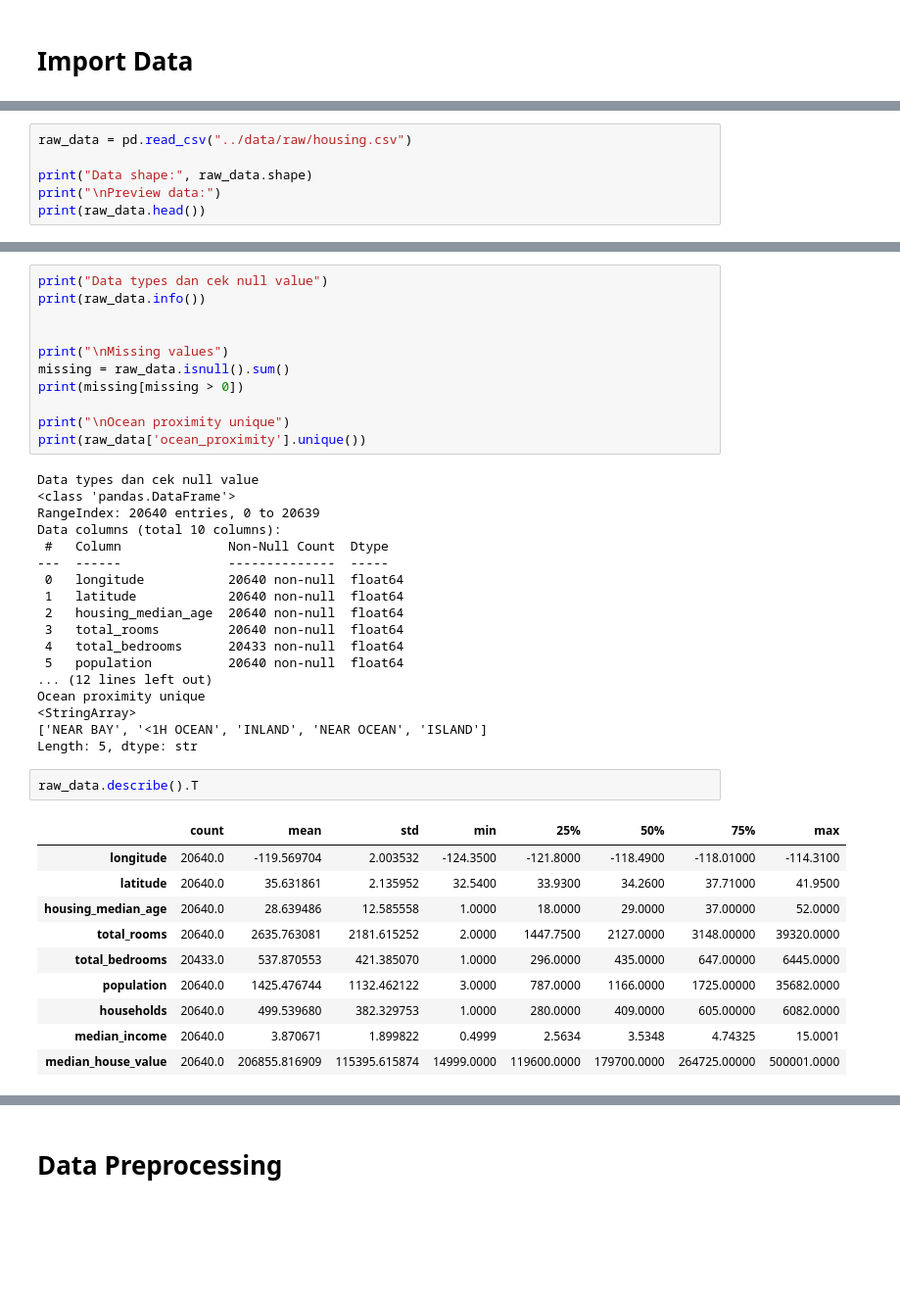
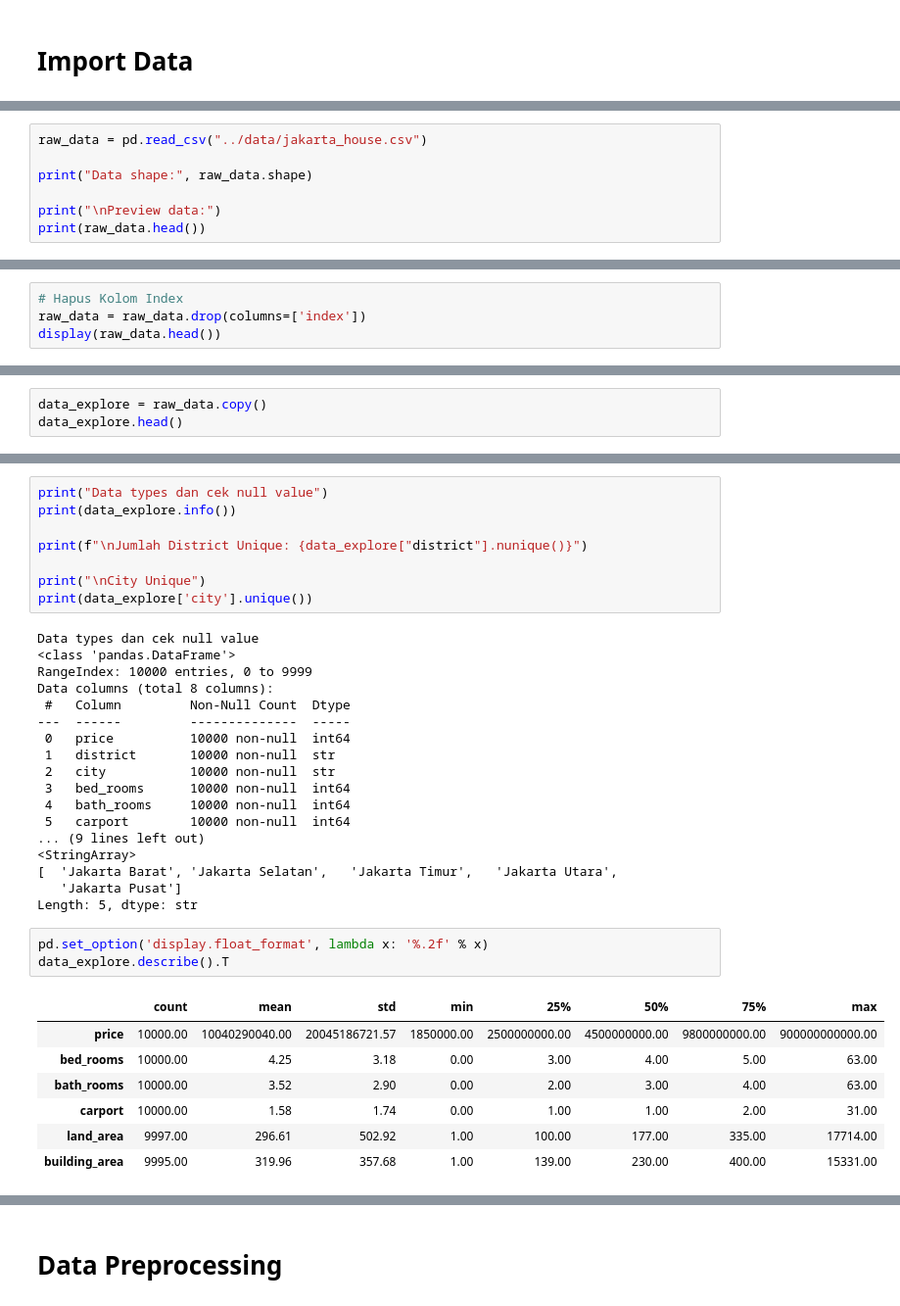
Before and after one commit to JuanRaphael/AgenPropertiLodan, a Jupyter notebook: notebooks/data_engineering.ipynb, the cells around one changed output, grey strips where cells are left out. Shown at 98% size. Drawn from its saved outputs; the diff is of its cells as text; blank space fills up the shorter version.

```diff
--- a/notebooks/data_engineering.ipynb
+++ b/notebooks/data_engineering.ipynb
@@ -9,7 +15,8 @@ import seaborn as sns
 # %%
-raw_data = pd.read_csv("../data/raw/housing.csv")
+raw_data = pd.read_csv("../data/jakarta_house.csv")
 
 print("Data shape:", raw_data.shape)
+
 print("\nPreview data:")
 print(raw_data.head())
 # %% [output]
@@ -31,0 +39,4 @@ Preview data:
+# %%
+# Hapus Kolom Index
+raw_data = raw_data.drop(columns=['index'])
+display(raw_data.head())
@@ -33,0 +52,3 @@ Preview data:
+# %%
+data_explore = raw_data.copy()
+data_explore.head()
@@ -34,42 +62,37 @@ Preview data:
 # %%
 print("Data types dan cek null value")
-print(raw_data.info())
+print(data_explore.info())
 
+print(f"\nJumlah District Unique: {data_explore["district"].nunique()}")
 
-print("\nMissing values")
-missing = raw_data.isnull().sum()
-print(missing[missing > 0])
-
-print("\nOcean proximity unique")
-print(raw_data['ocean_proximity'].unique())
+print("\nCity Unique")
+print(data_explore['city'].unique())
 # %% [output]
 Data types dan cek null value
 <class 'pandas.DataFrame'>
-RangeIndex: 20640 entries, 0 to 20639
-Data columns (total 10 columns):
- #   Column              Non-Null Count  Dtype
----  ------              --------------  -----
- 0   longitude           20640 non-null  float64
- 1   latitude            20640 non-null  float64
- 2   housing_median_age  20640 non-null  float64
- 3   total_rooms         20640 non-null  float64
- 4   total_bedrooms      20433 non-null  float64
- 5   population          20640 non-null  float64
-... (12 lines left out)
-Ocean proximity unique
+RangeIndex: 10000 entries, 0 to 9999
+Data columns (total 8 columns):
+ #   Column         Non-Null Count  Dtype
+---  ------         --------------  -----
+ 0   price          10000 non-null  int64
+ 1   district       10000 non-null  str
+ 2   city           10000 non-null  str
+ 3   bed_rooms      10000 non-null  int64
+ 4   bath_rooms     10000 non-null  int64
+ 5   carport        10000 non-null  int64
+... (9 lines left out)
 <StringArray>
-['NEAR BAY', '<1H OCEAN', 'INLAND', 'NEAR OCEAN', 'ISLAND']
+[  'Jakarta Barat', 'Jakarta Selatan',   'Jakarta Timur',   'Jakarta Utara',
+   'Jakarta Pusat']
 Length: 5, dtype: str
 # %%
-raw_data.describe().T
+pd.set_option('display.float_format', lambda x: '%.2f' % x)
+data_explore.describe().T
 # %% [output]
 |  | count | mean | std | min | 25% | 50% | 75% | max |
-| longitude | 20640.0 | -119.569704 | 2.003532 | -124.3500 | -121.8000 | -118.4900 | -118.01000 | -114.3100 |
-| latitude | 20640.0 | 35.631861 | 2.135952 | 32.5400 | 33.9300 | 34.2600 | 37.71000 | 41.9500 |
-| housing_median_age | 20640.0 | 28.639486 | 12.585558 | 1.0000 | 18.0000 | 29.0000 | 37.00000 | 52.0000 |
-| total_rooms | 20640.0 | 2635.763081 | 2181.615252 | 2.0000 | 1447.7500 | 2127.0000 | 3148.00000 | 39320.0000 |
-| total_bedrooms | 20433.0 | 537.870553 | 421.385070 | 1.0000 | 296.0000 | 435.0000 | 647.00000 | 6445.0000 |
-| population | 20640.0 | 1425.476744 | 1132.462122 | 3.0000 | 787.0000 | 1166.0000 | 1725.00000 | 35682.0000 |
-| households | 20640.0 | 499.539680 | 382.329753 | 1.0000 | 280.0000 | 409.0000 | 605.00000 | 6082.0000 |
-| median_income | 20640.0 | 3.870671 | 1.899822 | 0.4999 | 2.5634 | 3.5348 | 4.74325 | 15.0001 |
-| median_house_value | 20640.0 | 206855.816909 | 115395.615874 | 14999.0000 | 119600.0000 | 179700.0000 | 264725.00000 | 500001.0000 |
+| price | 10000.00 | 10040290040.00 | 20045186721.57 | 1850000.00 | 2500000000.00 | 4500000000.00 | 9800000000.00 | 900000000000.00 |
+| bed_rooms | 10000.00 | 4.25 | 3.18 | 0.00 | 3.00 | 4.00 | 5.00 | 63.00 |
+| bath_rooms | 10000.00 | 3.52 | 2.90 | 0.00 | 2.00 | 3.00 | 4.00 | 63.00 |
+| carport | 10000.00 | 1.58 | 1.74 | 0.00 | 1.00 | 1.00 | 2.00 | 31.00 |
+| land_area | 9997.00 | 296.61 | 502.92 | 1.00 | 100.00 | 177.00 | 335.00 | 17714.00 |
+| building_area | 9995.00 | 319.96 | 357.68 | 1.00 | 139.00 | 230.00 | 400.00 | 15331.00 |
```
Also changed, not shown: parts of 41 cells of this notebook.
